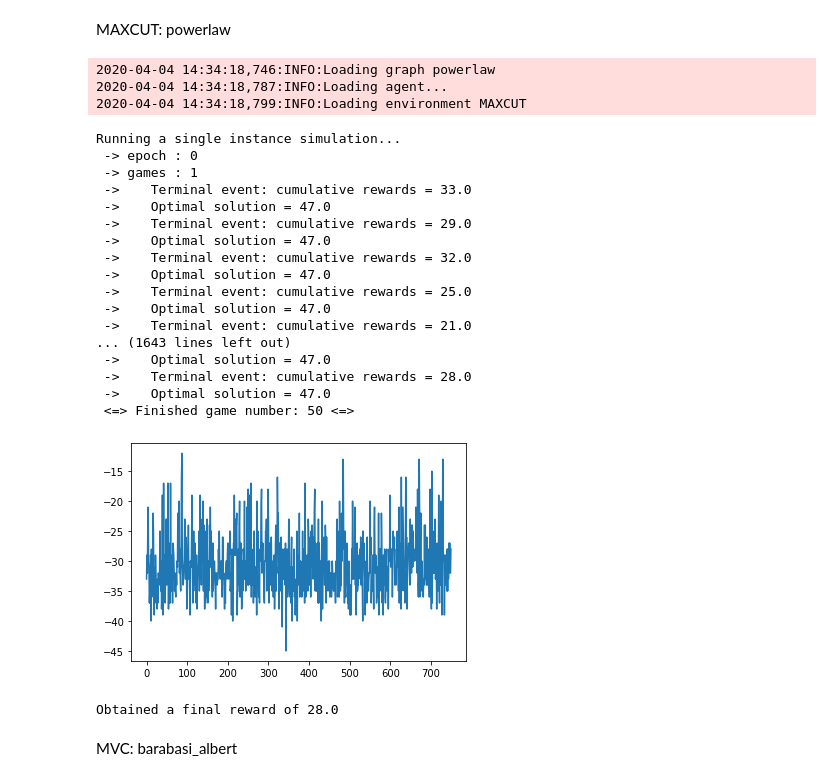
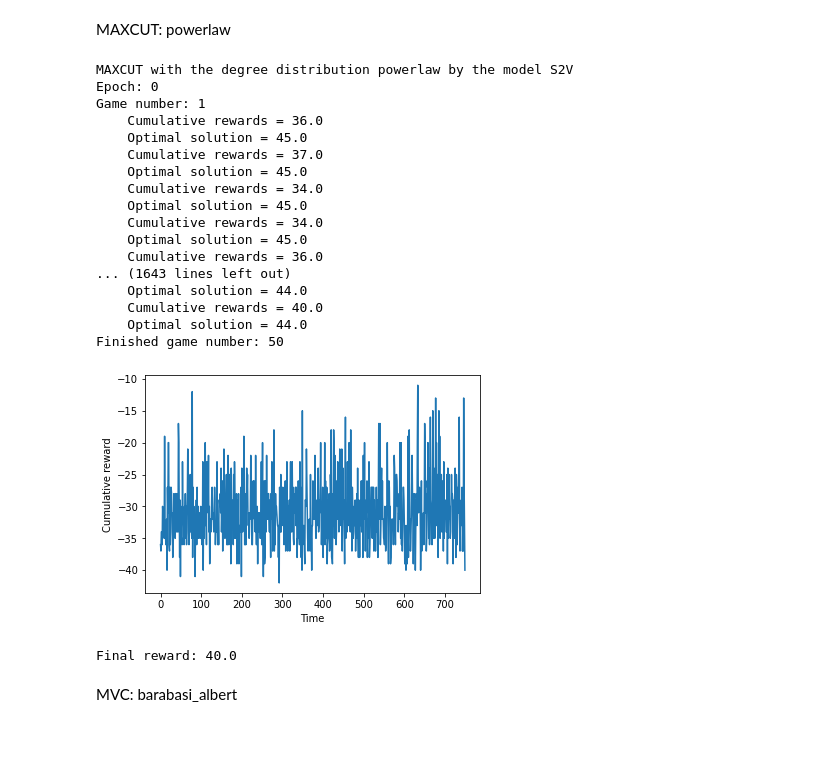
Before and after one commit to d-kirichik/ML_project, a Jupyter notebook: src/Minimum Vertex Cover (MVC) and Maximum Cut (MAXCUT)/combi_opt_graph.ipynb, the cells around one changed output. Saved outputs shown, nothing was run; the diff lists cells and outputs as text; code cells hidden in the pictures; blank space fills up the shorter version.

```diff
--- a/src/Minimum Vertex Cover (MVC) and Maximum Cut (MAXCUT)/combi_opt_graph.ipynb
+++ b/src/Minimum Vertex Cover (MVC) and Maximum Cut (MAXCUT)/combi_opt_graph.ipynb
@@ -755,46 +640,42 @@ MAXCUT: powerlaw
 # %%
 args = {"environment_name": 'MAXCUT',
         "agent": 'Agent',
         "graph_type": 'powerlaw',
         "graph_nbr": 100,
-        "model": 'S2V_QN_1',
+        "model": 'S2V',
         "ngames": 50,
         "niter": 100,
         "epoch": 3,
         "lr": 1e-4,
         "bs": 32,
         "n_step": 3,
         "node": 20,
         "p": 0.14,
         "m": 4,
-        "batch": None,
         "verbose": True
         }
 
 main(args)
 # %% [output]
-2020-04-04 14:34:18,746:INFO:Loading graph powerlaw
-2020-04-04 14:34:18,787:INFO:Loading agent...
-2020-04-04 14:34:18,799:INFO:Loading environment MAXCUT
+MAXCUT with the degree distribution powerlaw by the model S2V
+Epoch: 0
+Game number: 1
+    Cumulative rewards = 36.0
+    Optimal solution = 45.0
+    Cumulative rewards = 37.0
+    Optimal solution = 45.0
+    Cumulative rewards = 34.0
+    Optimal solution = 45.0
+    Cumulative rewards = 34.0
+    Optimal solution = 45.0
+    Cumulative rewards = 36.0
+... (1643 lines left out)
+    Optimal solution = 44.0
+    Cumulative rewards = 40.0
+    Optimal solution = 44.0
+Finished game number: 50
+[figure, new version]
-Running a single instance simulation...
- -> epoch : 0
- -> games : 1
- ->    Terminal event: cumulative rewards = 33.0
- ->    Optimal solution = 47.0
- ->    Terminal event: cumulative rewards = 29.0
- ->    Optimal solution = 47.0
- ->    Terminal event: cumulative rewards = 32.0
- ->    Optimal solution = 47.0
- ->    Terminal event: cumulative rewards = 25.0
- ->    Optimal solution = 47.0
- ->    Terminal event: cumulative rewards = 21.0
-... (1643 lines left out)
- ->    Optimal solution = 47.0
- ->    Terminal event: cumulative rewards = 28.0
- ->    Optimal solution = 47.0
- <=> Finished game number: 50 <=>
+Final reward: 40.0
-[figure, old version]
-Obtained a final reward of 28.0
 # %% [markdown]
 MVC: barabasi_albert
 # %%
```
Also changed, not shown: parts of 29 cells of this notebook.
